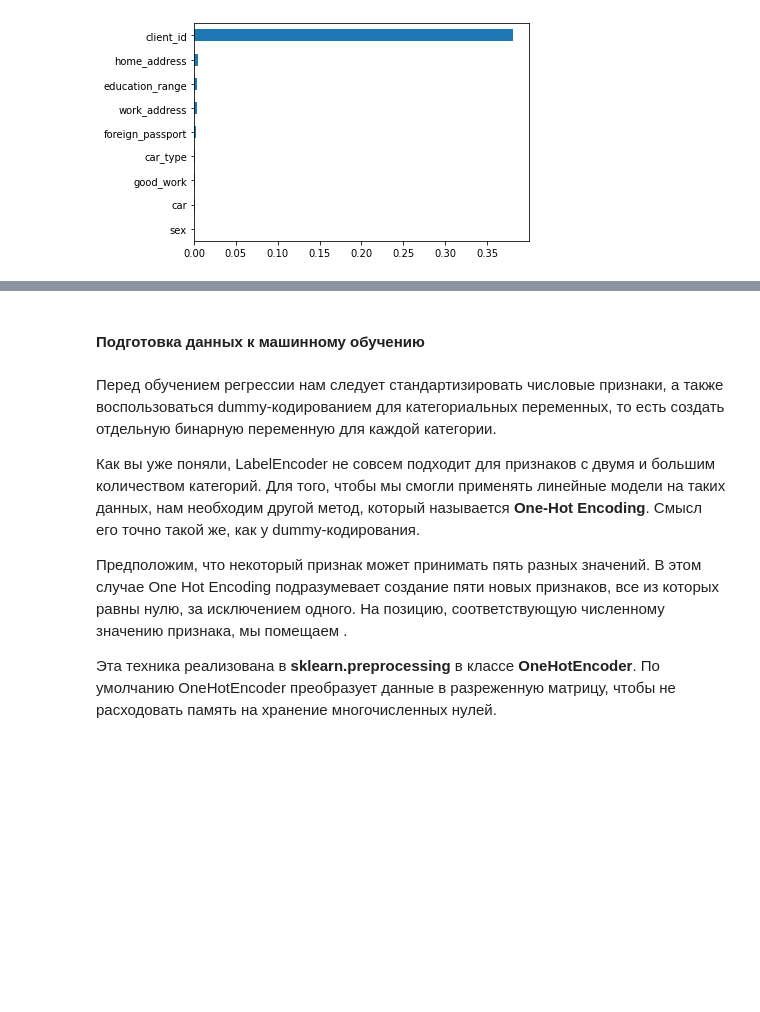
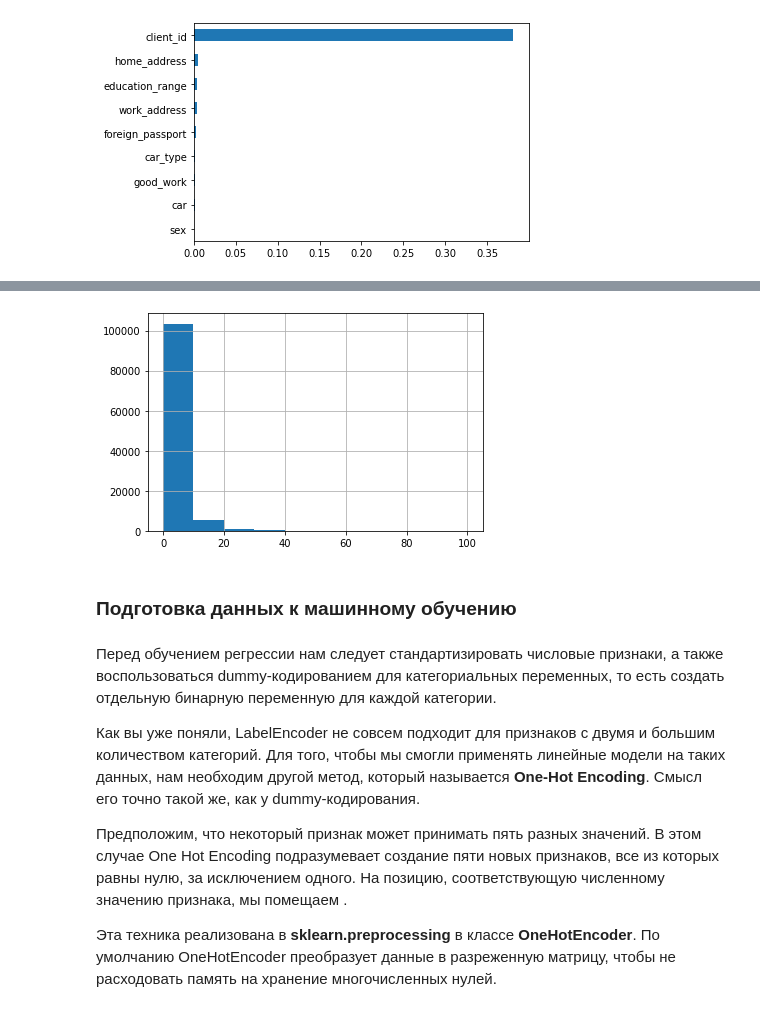
Before and after one commit to Azarodnyuk/skillfactory_rds, a Jupyter notebook: module_5/Kaggle.ipynb, the cells around one changed output, grey strips where cells are left out. Cells and saved outputs as stored; diff of their text form; code cells hidden in the pictures; blank space fills up the shorter version.

```diff
--- a/module_5/Kaggle.ipynb
+++ b/module_5/Kaggle.ipynb
@@ -314,5 +324,12 @@ col_to_drop+=['sex','car','good_work', 'car_type']
+# %%
+# df['income_bin'] = df.income.apply(lambda x: 0 if x <= 20000 else 1 if 20000<x<50000 else 2)
+df['income_bin'] = df.income.apply(lambda x: x//10000)
+# %%
+df.income_bin.hist();
+# %% [output]
+[figure, added]
 # %% [markdown]
-#### Подготовка данных к машинному обучению
+### Подготовка данных к машинному обучению
 # %% [markdown]
 Перед обучением регрессии нам следует стандартизировать числовые признаки, а также воспользоваться dummy-кодированием для категориальных переменных, то есть создать отдельную бинарную переменную для каждой категории.
 
```
Also changed, not shown: parts of 68 cells of this notebook, 1 other file.
